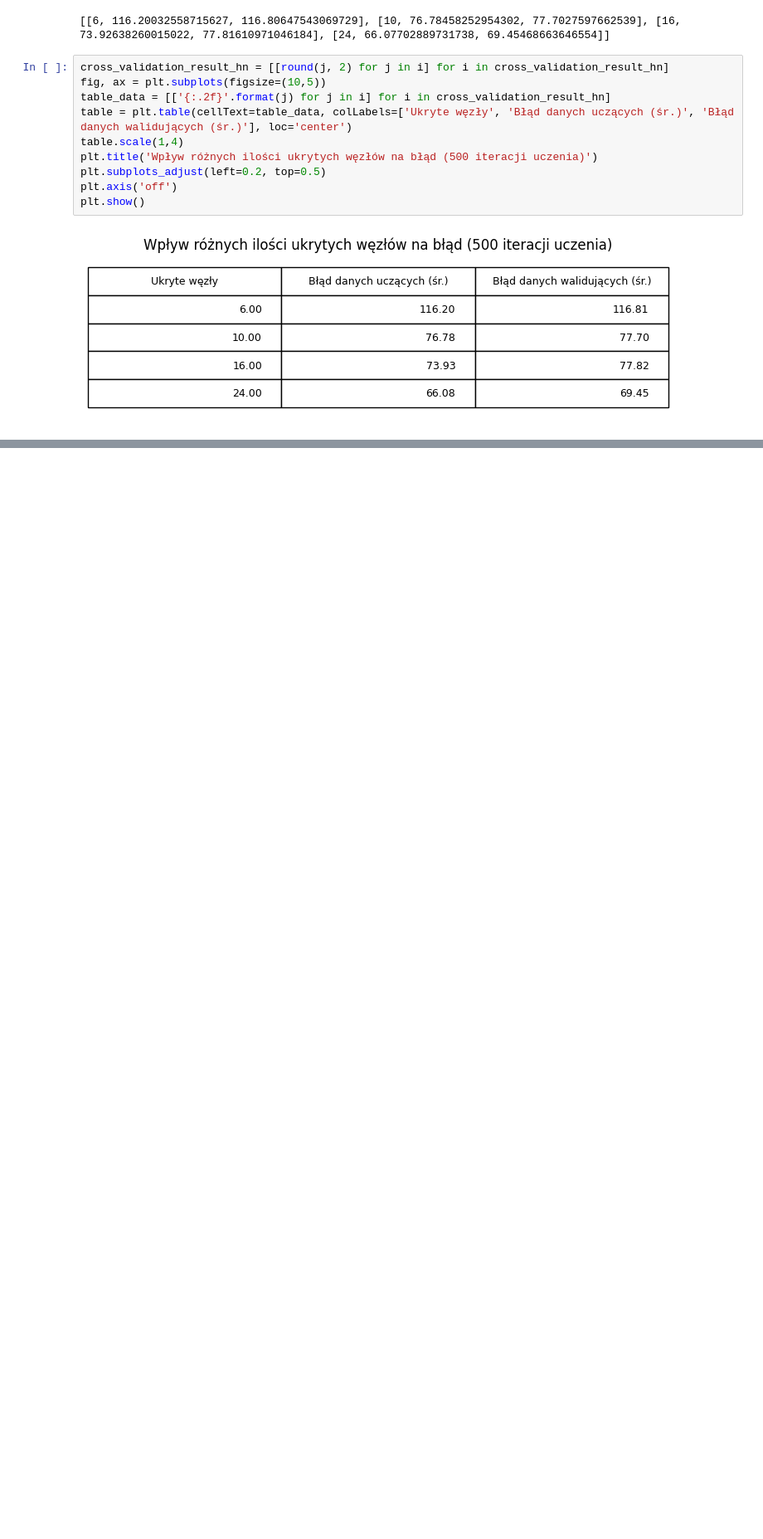
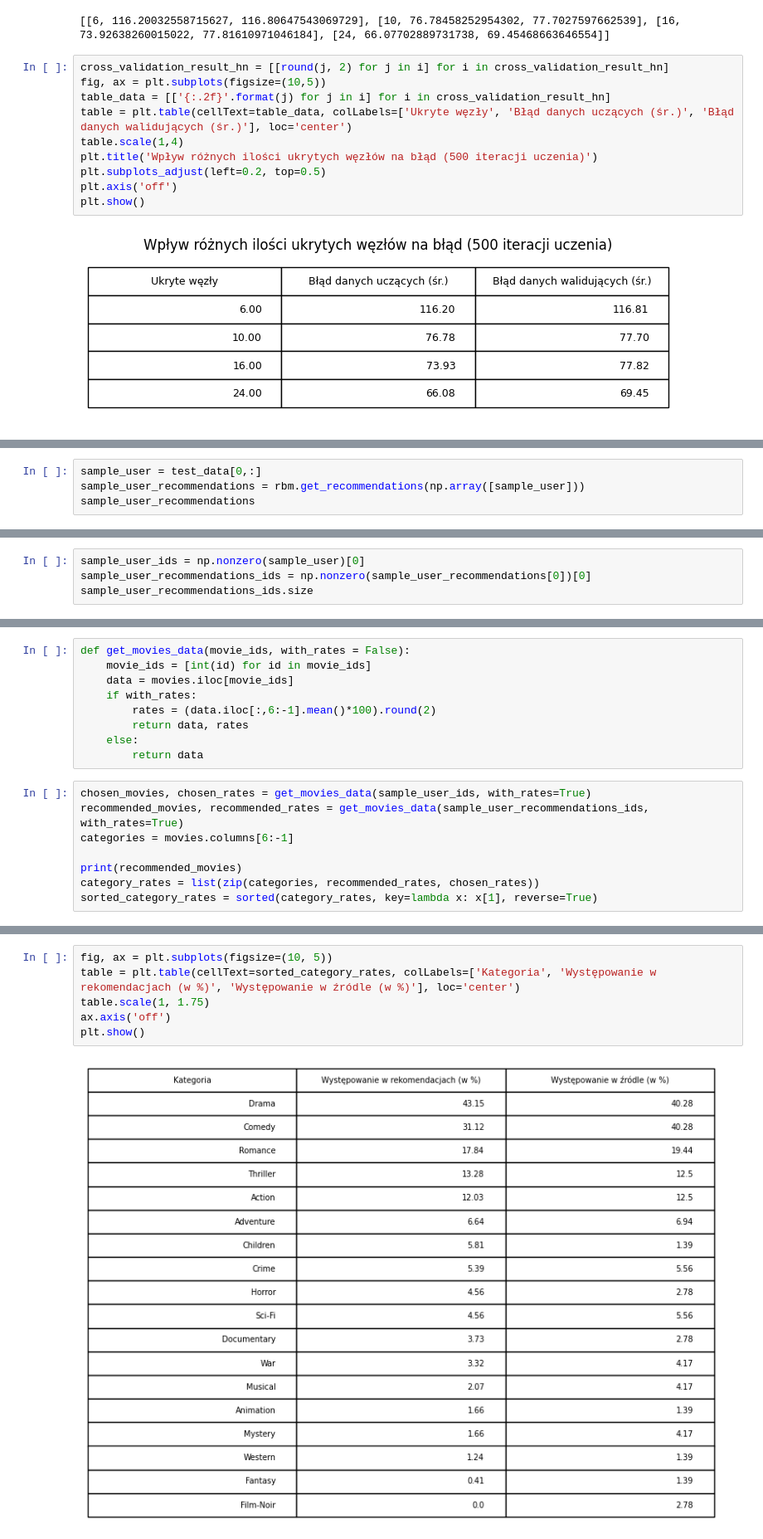
Before and after one commit to mattreu/ml_tests, a Jupyter notebook: recommendations/rbm_analytics.ipynb, the cells around one changed output, grey strips where cells are left out. Shown at 83% size. Saved outputs shown, nothing was run; the diff lists cells and outputs as text; blank space fills up the shorter version.

Commit message:
further recommendation analytics

```diff
--- a/recommendations/rbm_analytics.ipynb
+++ b/recommendations/rbm_analytics.ipynb
@@ -343,0 +264,4 @@ plt.show()
+# %%
+sample_user = test_data[0,:]
+sample_user_recommendations = rbm.get_recommendations(np.array([sample_user]))
+sample_user_recommendations
@@ -343,0 +270,4 @@ plt.show()
+# %%
+sample_user_ids = np.nonzero(sample_user)[0]
+sample_user_recommendations_ids = np.nonzero(sample_user_recommendations[0])[0]
+sample_user_recommendations_ids.size
@@ -343,0 +298,17 @@ plt.show()
+# %%
+def get_movies_data(movie_ids, with_rates = False):
+    movie_ids = [int(id) for id in movie_ids]
+    data = movies.iloc[movie_ids]
+    if with_rates:
+        rates = (data.iloc[:,6:-1].mean()*100).round(2)
+        return data, rates
+    else:
+        return data
+# %%
+chosen_movies, chosen_rates = get_movies_data(sample_user_ids, with_rates=True)
+recommended_movies, recommended_rates = get_movies_data(sample_user_recommendations_ids, with_rates=True)
+categories = movies.columns[6:-1]
+
+print(recommended_movies)
+category_rates = list(zip(categories, recommended_rates, chosen_rates))
+sorted_category_rates = sorted(category_rates, key=lambda x: x[1], reverse=True)
@@ -343,0 +333,8 @@ plt.show()
+# %%
+fig, ax = plt.subplots(figsize=(10, 5))
+table = plt.table(cellText=sorted_category_rates, colLabels=['Kategoria', 'Występowanie w rekomendacjach (w %)', 'Występowanie w źródle (w %)'], loc='center')
+table.scale(1, 1.75)
+ax.axis('off')
+plt.show()
+# %% [output]
+[figure, added]
```
Also changed, not shown: parts of 13 cells of this notebook, 1 other file.
